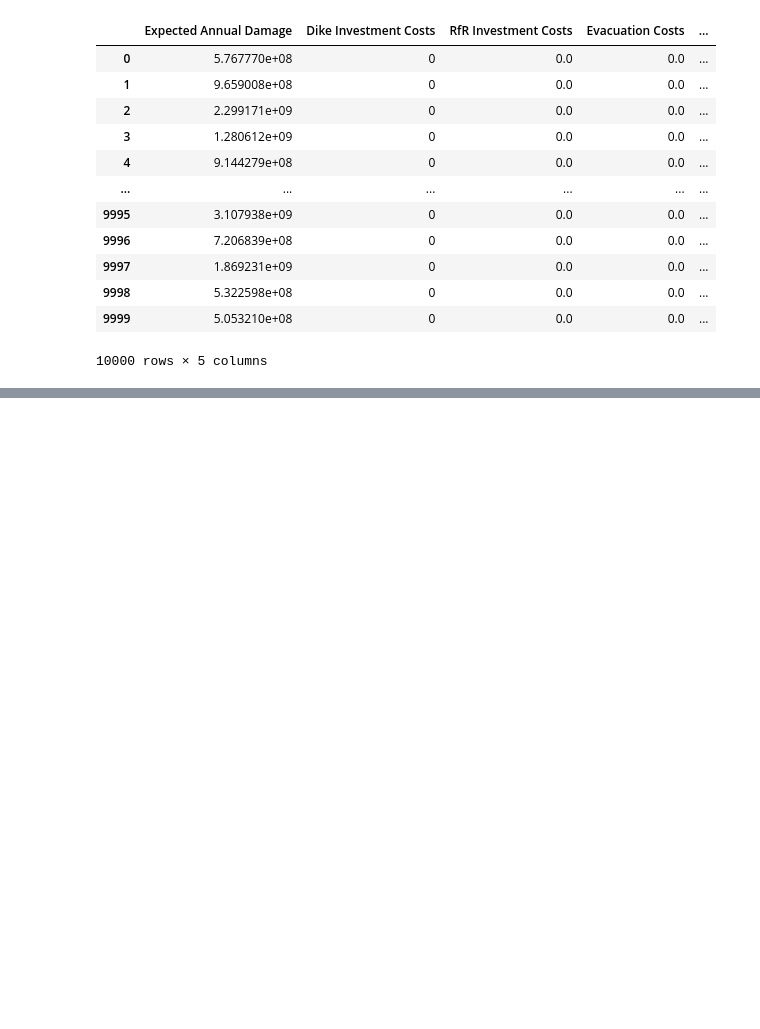
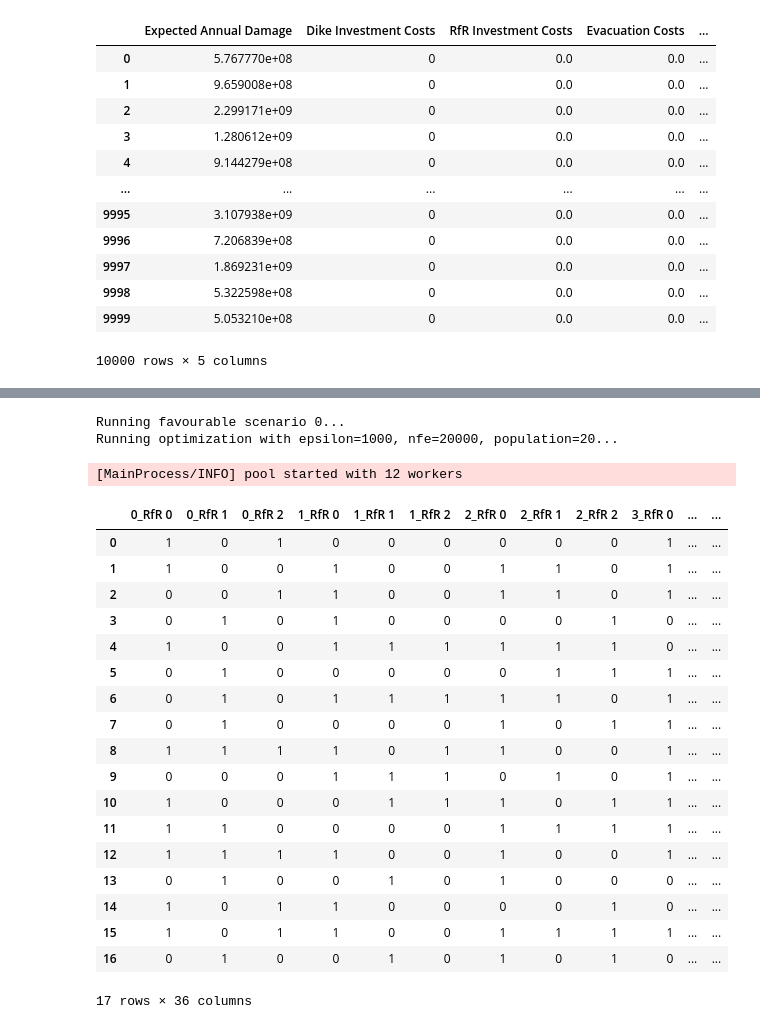
Before and after one commit to pkastelein/EPA141A, a Jupyter notebook: final assignment/Analysis_of_Exploration_data.ipynb, the cells around one changed output, grey strips where cells are left out. Saved outputs shown, nothing was run; the diff lists cells and outputs as text; code cells hidden in the pictures; blank space fills up the shorter version.

```diff
--- a/final assignment/Analysis_of_Exploration_data.ipynb
+++ b/final assignment/Analysis_of_Exploration_data.ipynb
@@ -114,0 +346,29 @@ list_of_scenarios
+# %%
+run_scenarios(unfavourable_scenarios_df, medium_scenarios_df, favourable_scenarios_df)
+# %% [output]
+Running favourable scenario 0...
+Running optimization with epsilon=1000, nfe=20000, population=20...
+[MainProcess/INFO] pool started with 12 workers
+# %%
+test = pd.read_csv(f"optimization_results/optimization_result_unfavourable0_2025-06-06_01-03.csv")
+test
+# %% [output]
+|  | 0_RfR 0 | 0_RfR 1 | 0_RfR 2 | 1_RfR 0 | 1_RfR 1 | 1_RfR 2 | 2_RfR 0 | 2_RfR 1 | 2_RfR 2 | 3_RfR 0 | ... | ... |
+| 0 | 1 | 0 | 1 | 0 | 0 | 0 | 0 | 0 | 0 | 1 | ... | ... |
+| 1 | 1 | 0 | 0 | 1 | 0 | 0 | 1 | 1 | 0 | 1 | ... | ... |
+| 2 | 0 | 0 | 1 | 1 | 0 | 0 | 1 | 1 | 0 | 1 | ... | ... |
+| 3 | 0 | 1 | 0 | 1 | 0 | 0 | 0 | 0 | 1 | 0 | ... | ... |
+| 4 | 1 | 0 | 0 | 1 | 1 | 1 | 1 | 1 | 1 | 0 | ... | ... |
+| 5 | 0 | 1 | 0 | 0 | 0 | 0 | 0 | 1 | 1 | 1 | ... | ... |
+| 6 | 0 | 1 | 0 | 1 | 1 | 1 | 1 | 1 | 0 | 1 | ... | ... |
+| 7 | 0 | 1 | 0 | 0 | 0 | 0 | 1 | 0 | 1 | 1 | ... | ... |
+| 8 | 1 | 1 | 1 | 1 | 0 | 1 | 1 | 0 | 0 | 1 | ... | ... |
+| 9 | 0 | 0 | 0 | 1 | 1 | 1 | 0 | 1 | 0 | 1 | ... | ... |
+| 10 | 1 | 0 | 0 | 0 | 1 | 1 | 1 | 0 | 1 | 1 | ... | ... |
+| 11 | 1 | 1 | 0 | 0 | 0 | 0 | 1 | 1 | 1 | 1 | ... | ... |
+| 12 | 1 | 1 | 1 | 1 | 0 | 0 | 1 | 0 | 0 | 1 | ... | ... |
+| 13 | 0 | 1 | 0 | 0 | 1 | 0 | 1 | 0 | 0 | 0 | ... | ... |
+| 14 | 1 | 0 | 1 | 1 | 0 | 0 | 0 | 0 | 1 | 0 | ... | ... |
+| 15 | 1 | 0 | 1 | 1 | 0 | 0 | 1 | 1 | 1 | 1 | ... | ... |
+| 16 | 0 | 1 | 0 | 0 | 1 | 0 | 1 | 0 | 1 | 0 | ... | ... |
+17 rows × 36 columns
```
Also changed, not shown: parts of 13 cells of this notebook.
